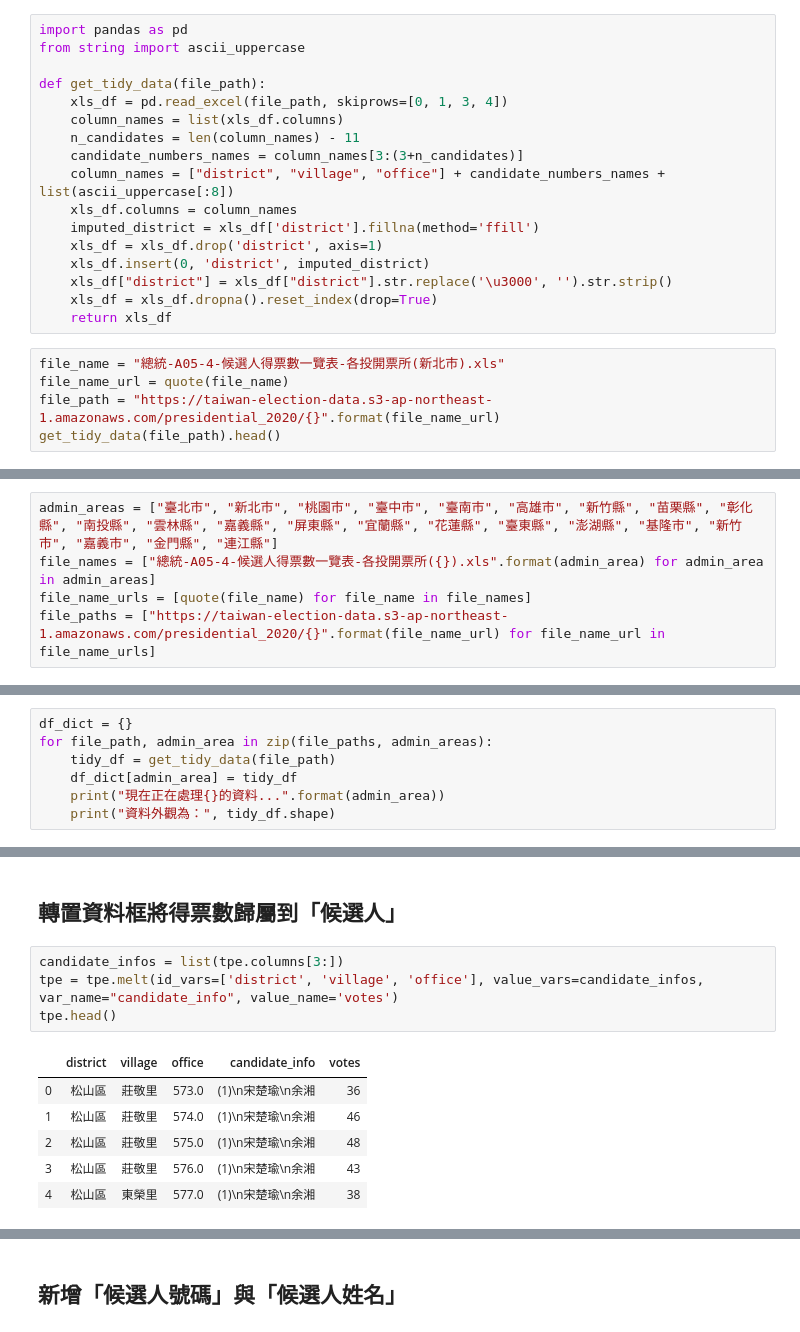
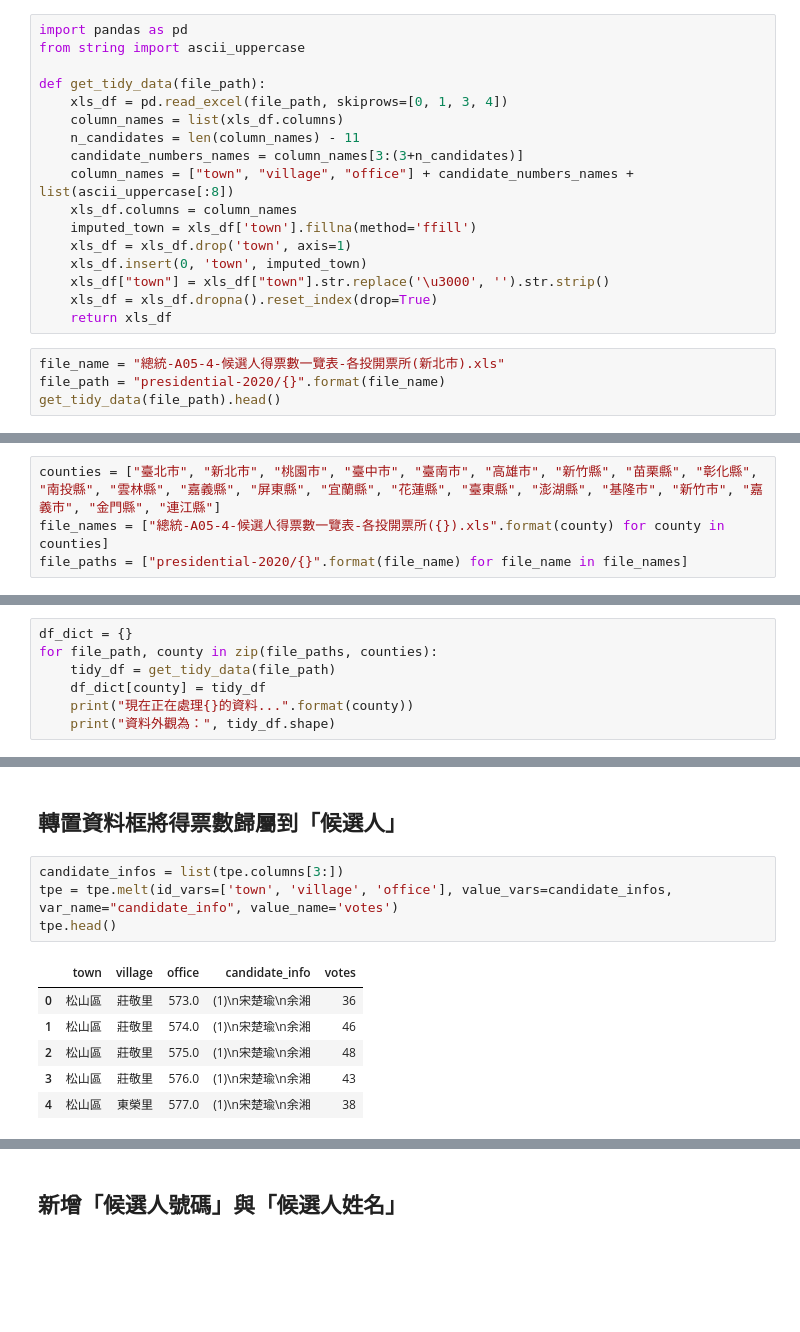
Before and after one commit to yaojenkuo/python-data-analysis, a Jupyter notebook: 05-pandas-data-wrangling.ipynb, the cells around one changed output, grey strips where cells are left out. Drawn from its saved outputs; the diff is of its cells as text; blank space fills up the shorter version.

```diff
--- a/05-pandas-data-wrangling.ipynb
+++ b/05-pandas-data-wrangling.ipynb
@@ -156,17 +140,16 @@ def get_tidy_data(file_path):
     column_names = list(xls_df.columns)
     n_candidates = len(column_names) - 11
     candidate_numbers_names = column_names[3:(3+n_candidates)]
-    column_names = ["district", "village", "office"] + candidate_numbers_names + list(ascii_uppercase[:8])
+    column_names = ["town", "village", "office"] + candidate_numbers_names + list(ascii_uppercase[:8])
     xls_df.columns = column_names
-    imputed_district = xls_df['district'].fillna(method='ffill')
-    xls_df = xls_df.drop('district', axis=1)
-    xls_df.insert(0, 'district', imputed_district)
-    xls_df["district"] = xls_df["district"].str.replace('\u3000', '').str.strip()
+    imputed_town = xls_df['town'].fillna(method='ffill')
+    xls_df = xls_df.drop('town', axis=1)
+    xls_df.insert(0, 'town', imputed_town)
+    xls_df["town"] = xls_df["town"].str.replace('\u3000', '').str.strip()
     xls_df = xls_df.dropna().reset_index(drop=True)
     return xls_df
 # %%
 file_name = "總統-A05-4-候選人得票數一覽表-各投開票所(新北市).xls"
-file_name_url = quote(file_name)
-file_path = "https://taiwan-election-data.s3-ap-northeast-1.amazonaws.com/presidential_2020/{}".format(file_name_url)
+file_path = "presidential-2020/{}".format(file_name)
 get_tidy_data(file_path).head()
 # %% [output]
@@ -185,18 +168,17 @@ get_tidy_data(file_path).head()
 # %% [markdown]
 ## 準備 ITERABLES
 # %%
-admin_areas = ["臺北市", "新北市", "桃園市", "臺中市", "臺南市", "高雄市", "新竹縣", "苗栗縣", "彰化縣", "南投縣", "雲林縣", "嘉義縣", "屏東縣", "宜蘭縣", "花蓮縣", "臺東縣", "澎湖縣", "基隆市", "新竹市", "嘉義市", "金門縣", "連江縣"]
-file_names = ["總統-A05-4-候選人得票數一覽表-各投開票所({}).xls".format(admin_area) for admin_area in admin_areas]
-file_name_urls = [quote(file_name) for file_name in file_names]
-file_paths = ["https://taiwan-election-data.s3-ap-northeast-1.amazonaws.com/presidential_2020/{}".format(file_name_url) for file_name_url in file_name_urls]
+counties = ["臺北市", "新北市", "桃園市", "臺中市", "臺南市", "高雄市", "新竹縣", "苗栗縣", "彰化縣", "南投縣", "雲林縣", "嘉義縣", "屏東縣", "宜蘭縣", "花蓮縣", "臺東縣", "澎湖縣", "基隆市", "新竹市", "嘉義市", "金門縣", "連江縣"]
+file_names = ["總統-A05-4-候選人得票數一覽表-各投開票所({}).xls".format(county) for county in counties]
+file_paths = ["presidential-2020/{}".format(file_name) for file_name in file_names]
 # %% [markdown]
 ## 讀入 22 個縣市的投票所明細
 # %%
 df_dict = {}
-for file_path, admin_area in zip(file_paths, admin_areas):
+for file_path, county in zip(file_paths, counties):
     tidy_df = get_tidy_data(file_path)
-    df_dict[admin_area] = tidy_df
-    print("現在正在處理{}的資料...".format(admin_area))
+    df_dict[county] = tidy_df
+    print("現在正在處理{}的資料...".format(county))
     print("資料外觀為：", tidy_df.shape)
 # %% [output]
 現在正在處理臺北市的資料...
@@ -276,10 +258,10 @@ tpe.head()
 ## 轉置資料框將得票數歸屬到「候選人」
 # %%
 candidate_infos = list(tpe.columns[3:])
-tpe = tpe.melt(id_vars=['district', 'village', 'office'], value_vars=candidate_infos, var_name="candidate_info", value_name='votes')
+tpe = tpe.melt(id_vars=['town', 'village', 'office'], value_vars=candidate_infos, var_name="candidate_info", value_name='votes')
 tpe.head()
 # %% [output]
-|  | district | village | office | candidate_info | votes |
+|  | town | village | office | candidate_info | votes |
 | 0 | 松山區 | 莊敬里 | 573.0 | (1)\n宋楚瑜\n余湘 | 36 |
 | 1 | 松山區 | 莊敬里 | 574.0 | (1)\n宋楚瑜\n余湘 | 46 |
 | 2 | 松山區 | 莊敬里 | 575.0 | (1)\n宋楚瑜\n余湘 | 48 |
```
Also changed, not shown: parts of 35 cells of this notebook.
